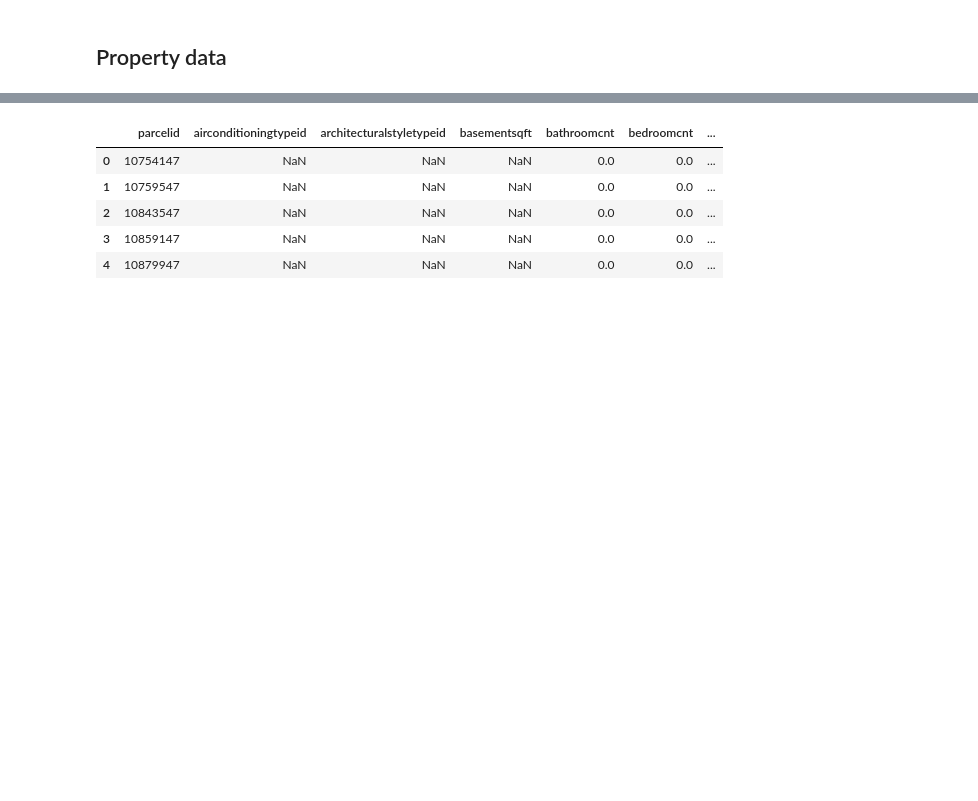
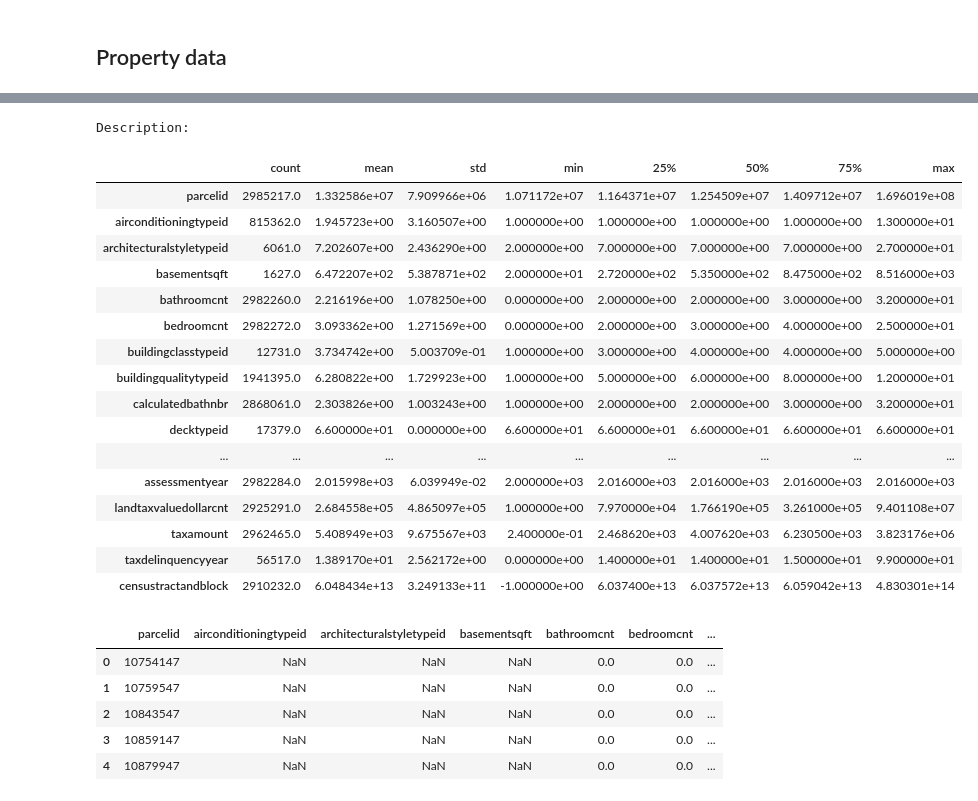
Before and after one commit to RuieX/Data-and-Web-Mining-project, a Jupyter notebook: project/src/notebooks/feature_engineering.ipynb, the cells around one changed output, grey strips where cells are left out. Drawn from its saved outputs; the diff is of its cells as text; code cells hidden in the pictures; blank space fills up the shorter version.

```diff
--- a/project/src/notebooks/feature_engineering.ipynb
+++ b/project/src/notebooks/feature_engineering.ipynb
@@ -91,3 +78,25 @@ Shape of train_2017:  (77613, 3)
+# %%
+print('Description: ')
+properties_2017.describe().T
+# %% [output]
+Description:
+|  | count | mean | std | min | 25% | 50% | 75% | max |
+| parcelid | 2985217.0 | 1.332586e+07 | 7.909966e+06 | 1.071172e+07 | 1.164371e+07 | 1.254509e+07 | 1.409712e+07 | 1.696019e+08 |
+| airconditioningtypeid | 815362.0 | 1.945723e+00 | 3.160507e+00 | 1.000000e+00 | 1.000000e+00 | 1.000000e+00 | 1.000000e+00 | 1.300000e+01 |
+| architecturalstyletypeid | 6061.0 | 7.202607e+00 | 2.436290e+00 | 2.000000e+00 | 7.000000e+00 | 7.000000e+00 | 7.000000e+00 | 2.700000e+01 |
+| basementsqft | 1627.0 | 6.472207e+02 | 5.387871e+02 | 2.000000e+01 | 2.720000e+02 | 5.350000e+02 | 8.475000e+02 | 8.516000e+03 |
+| bathroomcnt | 2982260.0 | 2.216196e+00 | 1.078250e+00 | 0.000000e+00 | 2.000000e+00 | 2.000000e+00 | 3.000000e+00 | 3.200000e+01 |
+| bedroomcnt | 2982272.0 | 3.093362e+00 | 1.271569e+00 | 0.000000e+00 | 2.000000e+00 | 3.000000e+00 | 4.000000e+00 | 2.500000e+01 |
+| buildingclasstypeid | 12731.0 | 3.734742e+00 | 5.003709e-01 | 1.000000e+00 | 3.000000e+00 | 4.000000e+00 | 4.000000e+00 | 5.000000e+00 |
+| buildingqualitytypeid | 1941395.0 | 6.280822e+00 | 1.729923e+00 | 1.000000e+00 | 5.000000e+00 | 6.000000e+00 | 8.000000e+00 | 1.200000e+01 |
+| calculatedbathnbr | 2868061.0 | 2.303826e+00 | 1.003243e+00 | 1.000000e+00 | 2.000000e+00 | 2.000000e+00 | 3.000000e+00 | 3.200000e+01 |
+| decktypeid | 17379.0 | 6.600000e+01 | 0.000000e+00 | 6.600000e+01 | 6.600000e+01 | 6.600000e+01 | 6.600000e+01 | 6.600000e+01 |
+| ... | ... | ... | ... | ... | ... | ... | ... | ... |
+| assessmentyear | 2982284.0 | 2.015998e+03 | 6.039949e-02 | 2.000000e+03 | 2.016000e+03 | 2.016000e+03 | 2.016000e+03 | 2.016000e+03 |
+| landtaxvaluedollarcnt | 2925291.0 | 2.684558e+05 | 4.865097e+05 | 1.000000e+00 | 7.970000e+04 | 1.766190e+05 | 3.261000e+05 | 9.401108e+07 |
+| taxamount | 2962465.0 | 5.408949e+03 | 9.675567e+03 | 2.400000e-01 | 2.468620e+03 | 4.007620e+03 | 6.230500e+03 | 3.823176e+06 |
+| taxdelinquencyyear | 56517.0 | 1.389170e+01 | 2.562172e+00 | 0.000000e+00 | 1.400000e+01 | 1.400000e+01 | 1.500000e+01 | 9.900000e+01 |
+| censustractandblock | 2910232.0 | 6.048434e+13 | 3.249133e+11 | -1.000000e+00 | 6.037400e+13 | 6.037572e+13 | 6.059042e+13 | 4.830301e+14 |
 # %%
 properties_2017.head()
 # %% [output]
```
Also changed, not shown: parts of 56 cells of this notebook.
